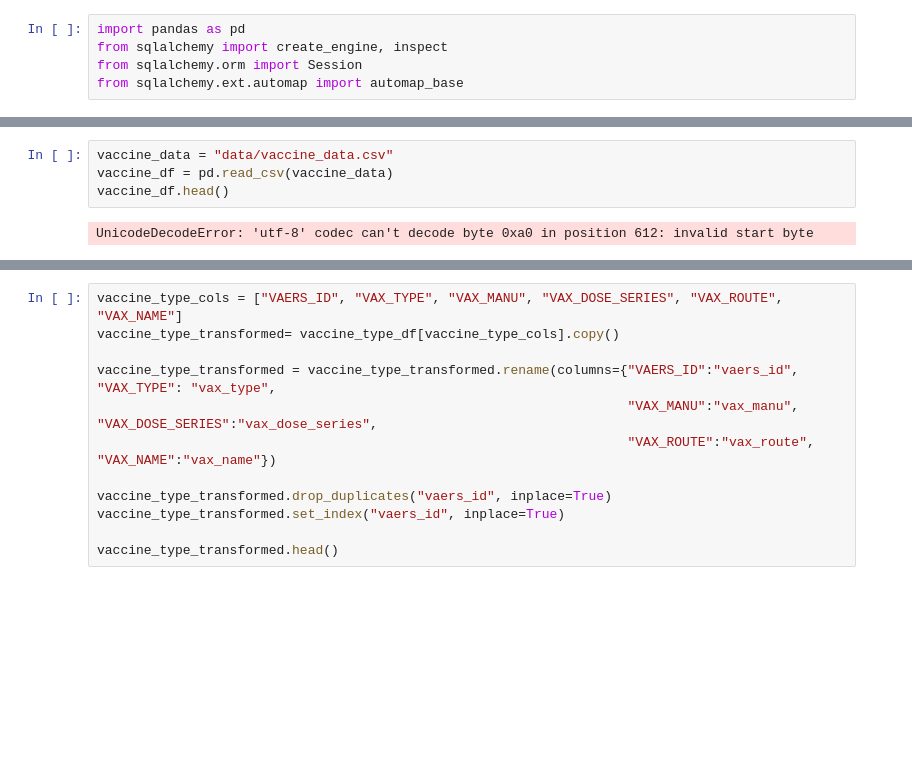
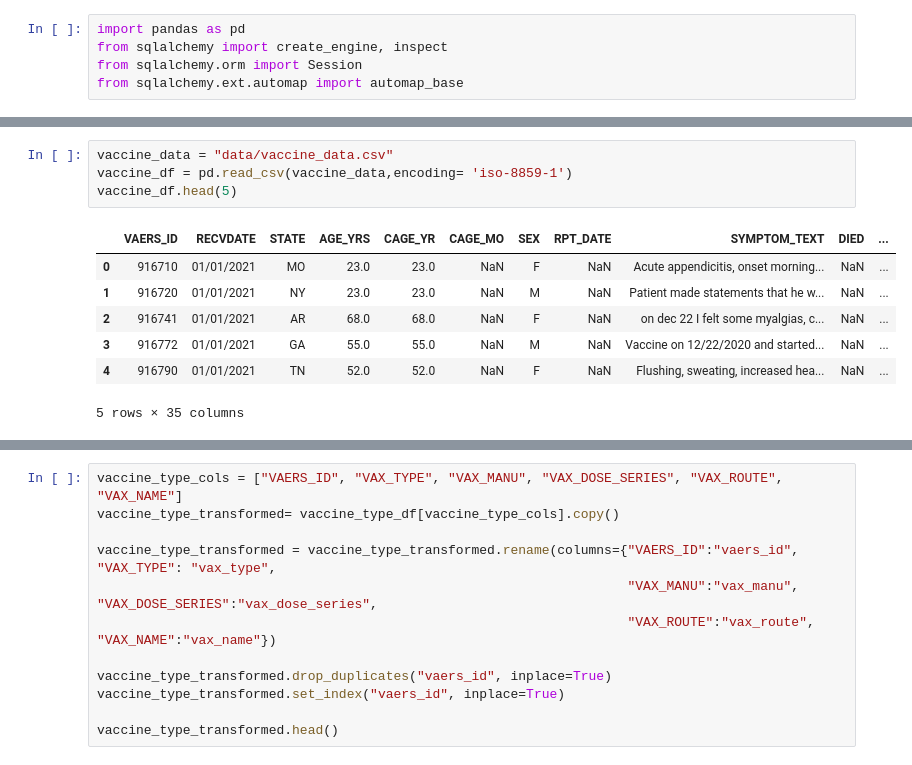
Before and after one commit to ethomps33/Covid-19_ETL, a Jupyter notebook: COVID_vaccine.ipynb, the cells around one changed output, grey strips where cells are left out. Cells and saved outputs as stored; diff of their text form; blank space fills up the shorter version.

```diff
--- a/COVID_vaccine.ipynb
+++ b/COVID_vaccine.ipynb
@@ -27,7 +27,13 @@ vaccine_type_df.head()
 | 4 | 916790 | COVID19 | PFIZER\BIONTECH | NaN | 1 | IM | RA | COVID19 (COVID19 (PFIZER-BIONTECH)) |
 # %%
 vaccine_data = "data/vaccine_data.csv"
-vaccine_df = pd.read_csv(vaccine_data)
-vaccine_df.head()
+vaccine_df = pd.read_csv(vaccine_data,encoding= 'iso-8859-1')
+vaccine_df.head(5)
 # %% [output]
+|  | VAERS_ID | RECVDATE | STATE | AGE_YRS | CAGE_YR | CAGE_MO | SEX | RPT_DATE | SYMPTOM_TEXT | DIED | ... |
+| 0 | 916710 | 01/01/2021 | MO | 23.0 | 23.0 | NaN | F | NaN | Acute appendicitis, onset morning... | NaN | ... |
+| 1 | 916720 | 01/01/2021 | NY | 23.0 | 23.0 | NaN | M | NaN | Patient made statements that he w... | NaN | ... |
+| 2 | 916741 | 01/01/2021 | AR | 68.0 | 68.0 | NaN | F | NaN | on dec 22 I felt some myalgias, c... | NaN | ... |
+| 3 | 916772 | 01/01/2021 | GA | 55.0 | 55.0 | NaN | M | NaN | Vaccine on 12/22/2020 and started... | NaN | ... |
+| 4 | 916790 | 01/01/2021 | TN | 52.0 | 52.0 | NaN | F | NaN | Flushing, sweating, increased hea... | NaN | ... |
-UnicodeDecodeError: 'utf-8' codec can't decode byte 0xa0 in position 612: invalid start byte
+5 rows × 35 columns
```
Also changed, not shown: parts of 2 cells of this notebook.
